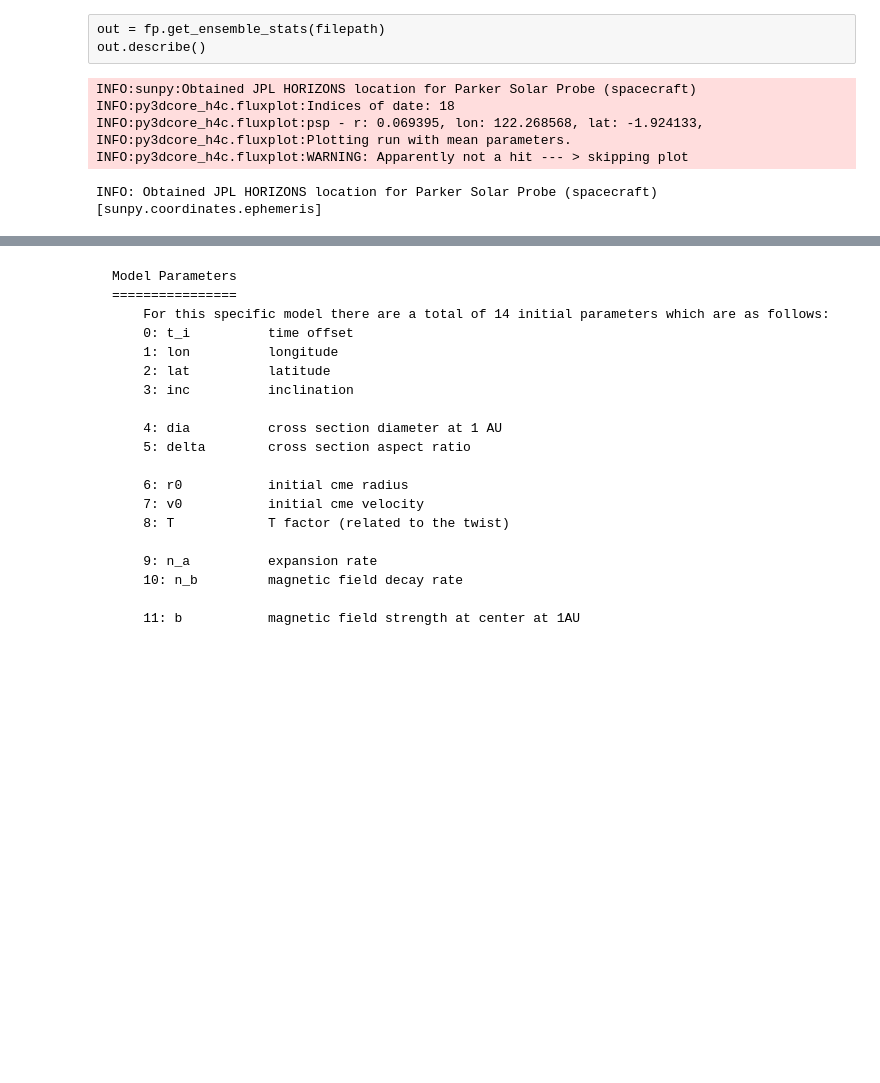
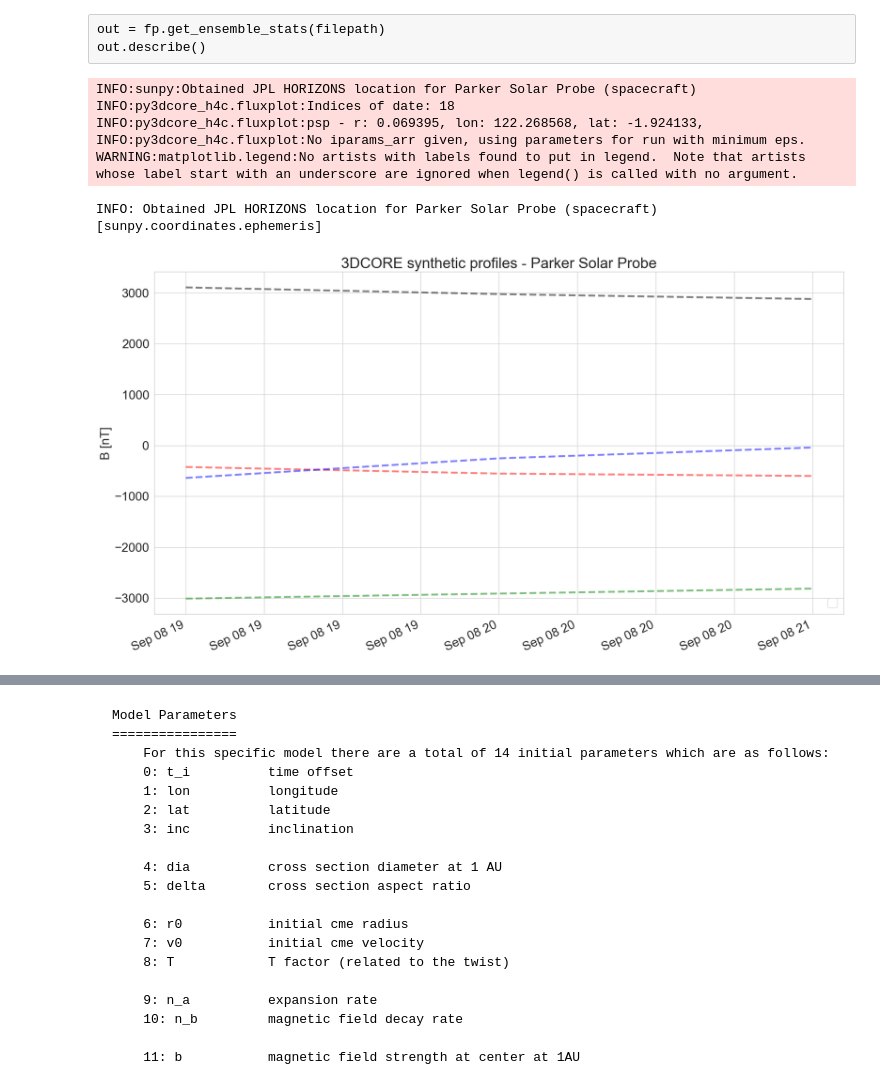
Before and after one commit to helioforecast/py3DCORE_h4c_basic, a Jupyter notebook: example_insitumag.ipynb, the cells around one changed output, grey strips where cells are left out. Cells and saved outputs as stored; diff of their text form; code cells hidden in the pictures; blank space fills up the shorter version.

Commit message:
improved: in situ synthetic signatures

```diff
--- a/example_insitumag.ipynb
+++ b/example_insitumag.ipynb
@@ -43,22 +58,27 @@ res, allres, ind, meanparams = fp.get_params(filepath, give_mineps=True)
 out = fp.get_ensemble_stats(filepath)
 out.describe()
 # %%
-t_launch = datetime.datetime(2022, 9, 5, 18, 0, tzinfo=datetime.timezone.utc) # launch time assumed at CME impact at PSP at 14.72 Rs
+t_launch = datetime.datetime(2022, 9, 5, 18, 45, tzinfo=datetime.timezone.utc) # launch time assumed at CME impact at PSP at 14.72 Rs
 
-t_s = datetime.datetime(2022, 9, 5, 18, 0, tzinfo=datetime.timezone.utc)
-t_e = datetime.datetime(2022, 9, 6, 3, tzinfo=datetime.timezone.utc)
+## synthetic profile at PSP
+
+# t_s = t_launch
+t_s = datetime.datetime(2022, 9, 5, 18, tzinfo=datetime.timezone.utc)
+
+t_e = t_s + datetime.timedelta(hours=168)
 
 tt_s = t_s.strftime('%Y-%m-%d-%H')
-
-fp.insituprofiles(observer='psp', date=tt_s, start=t_s, end=t_e, filepath=filepath,
-                  best=False, mean=True, save_fig=True, legend=True, fixed=None)
-# %% [output]
-INFO:sunpy:Obtained JPL HORIZONS location for Parker Solar Probe (spacecraft)
-INFO:py3dcore_h4c.fluxplot:Indices of date: 18
-INFO:py3dcore_h4c.fluxplot:psp - r: 0.069395, lon: 122.268568, lat: -1.924133,
-INFO:py3dcore_h4c.fluxplot:Plotting run with mean parameters.
-INFO:py3dcore_h4c.fluxplot:WARNING: Apparently not a hit --- > skipping plot
-INFO: Obtained JPL HORIZONS location for Parker Solar Probe (spacecraft) [sunpy.coordinates.ephemeris]
+# %%
+fp.insituprofiles(observer='psp', date=tt_s, start=t_s, end=t_e, filepath=filepath,
+                  best=True, mean=False, save_fig=True, legend=True, fixed=None) # allres[20])
+# %% [output]
+INFO:sunpy:Obtained JPL HORIZONS location for Parker Solar Probe (spacecraft)
+INFO:py3dcore_h4c.fluxplot:Indices of date: 18
+INFO:py3dcore_h4c.fluxplot:psp - r: 0.069395, lon: 122.268568, lat: -1.924133,
+INFO:py3dcore_h4c.fluxplot:No iparams_arr given, using parameters for run with minimum eps.
+WARNING:matplotlib.legend:No artists with labels found to put in legend.  Note that artists whose label start with an underscore are ignored when legend() is called with no argument.
+INFO: Obtained JPL HORIZONS location for Parker Solar Probe (spacecraft) [sunpy.coordinates.ephemeris]
+[figure, added]
 # %%
 t_launch = datetime.datetime(2022, 9, 5, 18, 45, tzinfo=datetime.timezone.utc) # launch time assumed at CME impact at PSP at 14.72 Rs
 
```
Also changed, not shown: parts of 10 cells of this notebook, 5 other files.
